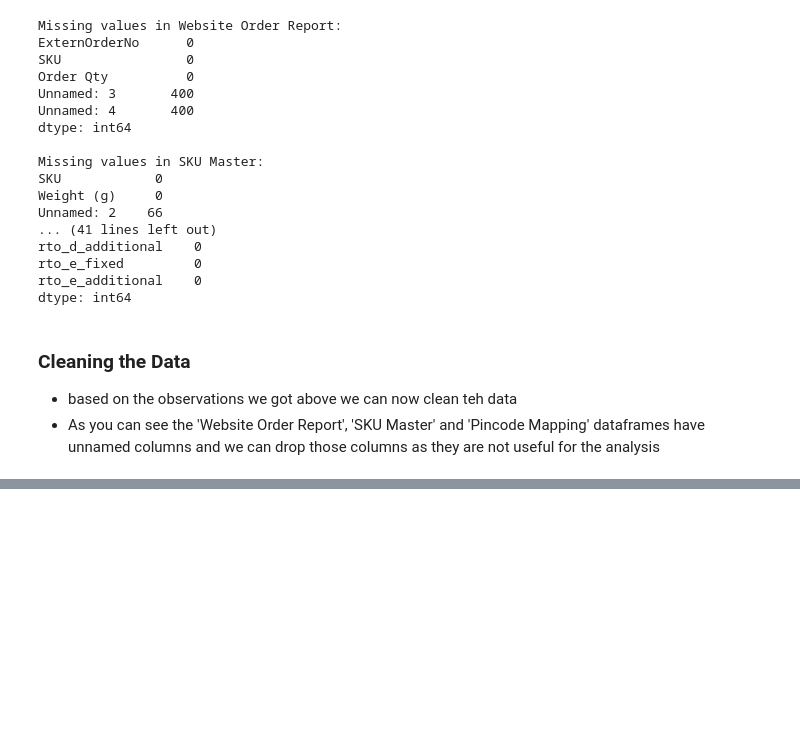
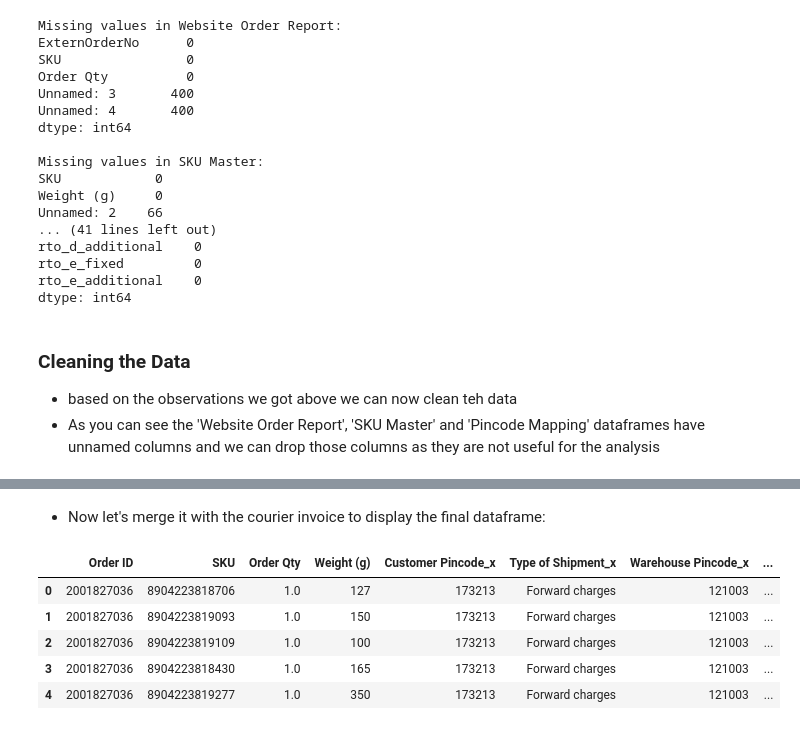
Before and after one commit to NebeyouMusie/Data-Science-Projects, a Jupyter notebook: Data Cleaning & Manipulation/B2B Courier Charges Accuracy Analysis/b2b.ipynb, the cells around one changed output, grey strips where cells are left out. Saved outputs shown, nothing was run; the diff lists cells and outputs as text; code cells hidden in the pictures; blank space fills up the shorter version.

```diff
--- a/Data Cleaning & Manipulation/B2B Courier Charges Accuracy Analysis/b2b.ipynb
+++ b/Data Cleaning & Manipulation/B2B Courier Charges Accuracy Analysis/b2b.ipynb
@@ -85,0 +165,12 @@ pincode_mapping = pincode_mapping.drop(columns=['Unnamed: 3', 'Unnamed: 4'])
+# %%
+def weight_slab(weight):
+  i = round(weight % 1, 1)
+  if i == 0.0:
+    return weight
+  elif i > 0.5:
+    return int(weight) + 1.0
+  else:
+    return int(weight) + 0.5
+
+merged2['Weight Slab(Kg)'] = merged2['Weight (Kgs)'].apply(weight_slab)
+courier_invoice['Weight Slab Charged by Courier Company'] = courier_invoice['Charged Weight'].apply(weight_slab)
@@ -85,0 +193,4 @@ pincode_mapping = pincode_mapping.drop(columns=['Unnamed: 3', 'Unnamed: 4'])
+# %%
+courier_invoice = courier_invoice.rename(columns={'Zone': 'Delivery Zone Charged by Courier Copany'})
+merged2 = merged2.rename(columns={'Zone': 'Delivery Zone As Per ABC'})
+merged2 = merged2.rename(columns={'Weight Slab(Kg)': 'Weight Slab As Per ABC'})
@@ -85,0 +203,24 @@ pincode_mapping = pincode_mapping.drop(columns=['Unnamed: 3', 'Unnamed: 4'])
+# %%
+total_expected_charge = []
+
+for _, row in merged2.iterrows():
+    fwd_category = 'fwd_' + row['Delivery Zone As Per ABC']
+    fwd_fixed = courier_company_rates.at[0, fwd_category + '_fixed']
+    fwd_additional = courier_company_rates.at[0, fwd_category + '_additional']
+    rto_category = 'rto_' + row['Delivery Zone As Per ABC']
+    rto_fixed = courier_company_rates.at[0, rto_category + '_fixed']
+    rto_additional = courier_company_rates.at[0, rto_category + '_additional']
+
+    weight_slab = row['Weight Slab As Per ABC']
+
+    if row['Type of Shipment'] == 'Forward charges':
+        additional_weight = max(0, (weight_slab - 0.5) / 0.5)
+        total_expected_charge.append(fwd_fixed + additional_weight * fwd_additional)
+    elif row['Type of Shipment'] == 'Forward and RTO charges':
+        additional_weight = max(0, (weight_slab - 0.5) / 0.5)
+        total_expected_charge.append(fwd_fixed + additional_weight * (fwd_additional + rto_additional))
+    else:
+        total_expected_charge.append(0)
+
+merged2['Expected Charge as per ABC'] = total_expected_charge
+print(merged2.head())
@@ -85,0 +248,12 @@ pincode_mapping = pincode_mapping.drop(columns=['Unnamed: 3', 'Unnamed: 4'])
+# %% [markdown]
+- Now let's merge it with the courier invoice to display the final dataframe:
+# %%
+merged_output = merged2.merge(courier_invoice, on='Order ID')
+merged_output.head()
+# %% [output]
+|  | Order ID | SKU | Order Qty | Weight (g) | Customer Pincode_x | Type of Shipment_x | Warehouse Pincode_x | ... |
+| 0 | 2001827036 | 8904223818706 | 1.0 | 127 | 173213 | Forward charges | 121003 | ... |
+| 1 | 2001827036 | 8904223819093 | 1.0 | 150 | 173213 | Forward charges | 121003 | ... |
+| 2 | 2001827036 | 8904223819109 | 1.0 | 100 | 173213 | Forward charges | 121003 | ... |
+| 3 | 2001827036 | 8904223818430 | 1.0 | 165 | 173213 | Forward charges | 121003 | ... |
+| 4 | 2001827036 | 8904223819277 | 1.0 | 350 | 173213 | Forward charges | 121003 | ... |
```
Also changed, not shown: parts of 24 cells of this notebook.
